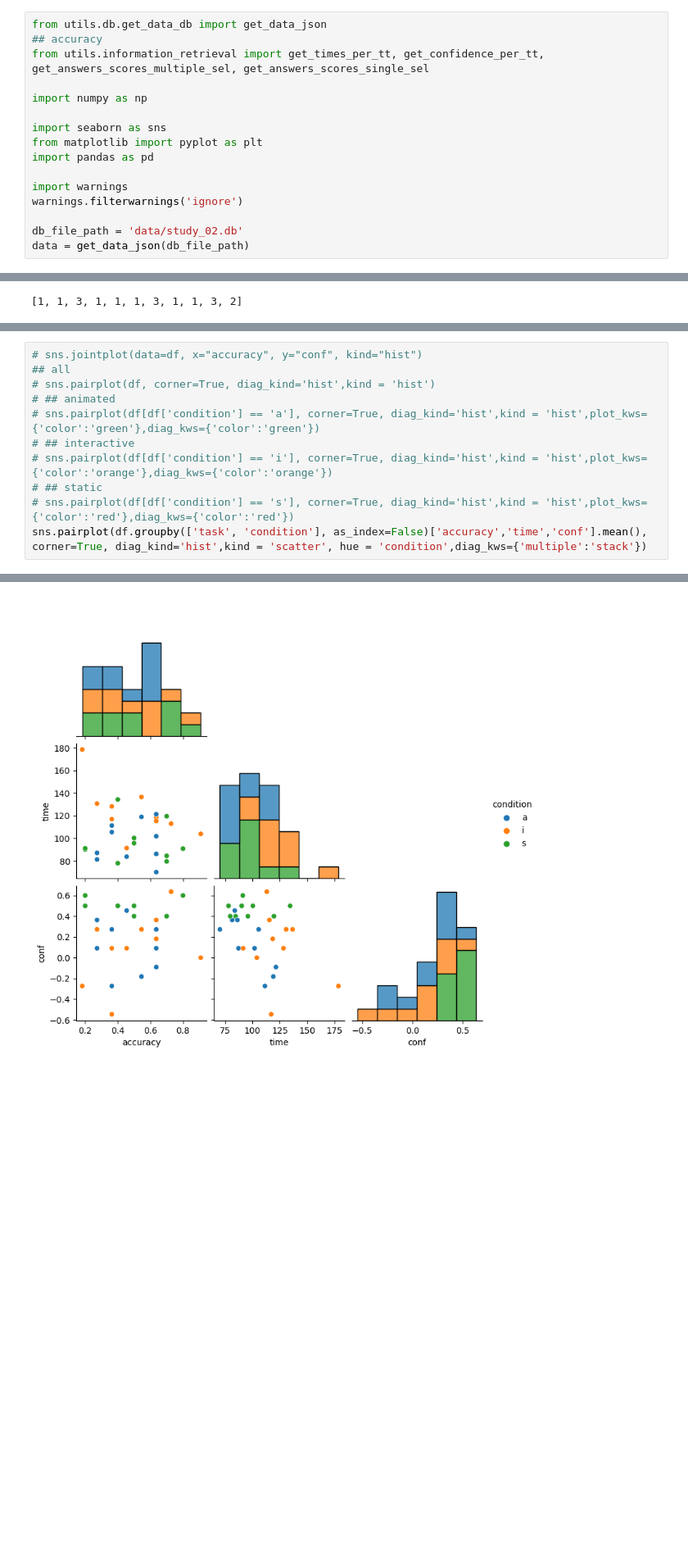
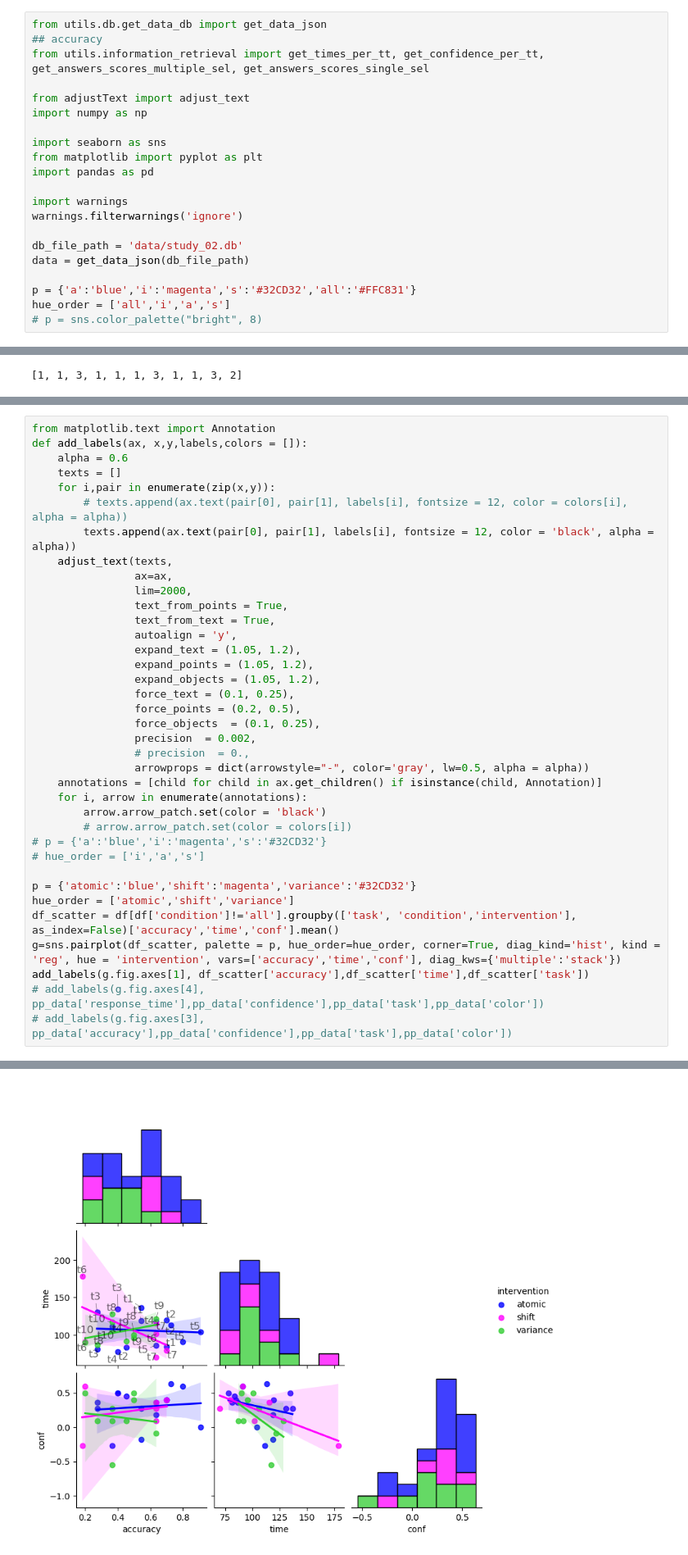
Before and after one commit to evdoxiataka/simulated_interventions_study_analysis, a Jupyter notebook: descriptive_stats.ipynb, the cells around one changed output, grey strips where cells are left out. Shown at 82% size. Drawn from its saved outputs; the diff is of its cells as text; blank space fills up the shorter version.

```diff
--- a/descriptive_stats.ipynb
+++ b/descriptive_stats.ipynb
@@ -7,6 +7,7 @@ from utils.db.get_data_db import get_data_json
 ## accuracy
 from utils.information_retrieval import get_times_per_tt, get_confidence_per_tt, get_answers_scores_multiple_sel, get_answers_scores_single_sel
 
+from adjustText import adjust_text
 import numpy as np
 
 import seaborn as sns
@@ -18,6 +19,10 @@ warnings.filterwarnings('ignore')
 
 db_file_path = 'data/study_02.db'
 data = get_data_json(db_file_path)
+
+p = {'a':'blue','i':'magenta','s':'#32CD32','all':'#FFC831'}
+hue_order = ['all','i','a','s']
+# p = sns.color_palette("bright", 8)
 # %% [markdown]
 ## Data cleaning
 
@@ -308,14 +360,40 @@ sns.histplot(df_T2_model[df_T2_model['condition'] == 's'], x="task", hue='accura
 <AxesSubplot: xlabel='task', ylabel='Count'>
 [figure]
 # %%
-# sns.jointplot(data=df, x="accuracy", y="conf", kind="hist")
-## all
-# sns.pairplot(df, corner=True, diag_kind='hist',kind = 'hist')
-# ## animated
-# sns.pairplot(df[df['condition'] == 'a'], corner=True, diag_kind='hist',kind = 'hist',plot_kws={'color':'green'},diag_kws={'color':'green'})
-# ## interactive
-# sns.pairplot(df[df['condition'] == 'i'], corner=True, diag_kind='hist',kind = 'hist',plot_kws={'color':'orange'},diag_kws={'color':'orange'})
-# ## static
-# sns.pairplot(df[df['condition'] == 's'], corner=True, diag_kind='hist',kind = 'hist',plot_kws={'color':'red'},diag_kws={'color':'red'})
-sns.pairplot(df.groupby(['task', 'condition'], as_index=False)['accuracy','time','conf'].mean(), corner=True, diag_kind='hist',kind = 'scatter', hue = 'condition',diag_kws={'multiple':'stack'})
+from matplotlib.text import Annotation
+def add_labels(ax, x,y,labels,colors = []):
+    alpha = 0.6
+    texts = []
+    for i,pair in enumerate(zip(x,y)):
+        # texts.append(ax.text(pair[0], pair[1], labels[i], fontsize = 12, color = colors[i], alpha = alpha))
+        texts.append(ax.text(pair[0], pair[1], labels[i], fontsize = 12, color = 'black', alpha = alpha))
+    adjust_text(texts,
+                ax=ax,
+                lim=2000,
+                text_from_points = True,
+                text_from_text = True,
+                autoalign = 'y',
+                expand_text = (1.05, 1.2),
+                expand_points = (1.05, 1.2),
+                expand_objects = (1.05, 1.2),
+                force_text = (0.1, 0.25),
+                force_points = (0.2, 0.5),
+                force_objects  = (0.1, 0.25),
+                precision  = 0.002,
+                # precision  = 0.,
+                arrowprops = dict(arrowstyle="-", color='gray', lw=0.5, alpha = alpha))
+    annotations = [child for child in ax.get_children() if isinstance(child, Annotation)]
+    for i, arrow in enumerate(annotations):
+        arrow.arrow_patch.set(color = 'black')
+        # arrow.arrow_patch.set(color = colors[i])
+# p = {'a':'blue','i':'magenta','s':'#32CD32'}
+# hue_order = ['i','a','s']
+
+p = {'atomic':'blue','shift':'magenta','variance':'#32CD32'}
+hue_order = ['atomic','shift','variance']
+df_scatter = df[df['condition']!='all'].groupby(['task', 'condition','intervention'], as_index=False)['accuracy','time','conf'].mean()
+g=sns.pairplot(df_scatter, palette = p, hue_order=hue_order, corner=True, diag_kind='hist', kind = 'reg', hue = 'intervention', vars=['accuracy','time','conf'], diag_kws={'multiple':'stack'})
+add_labels(g.fig.axes[1], df_scatter['accuracy'],df_scatter['time'],df_scatter['task'])
+# add_labels(g.fig.axes[4], pp_data['response_time'],pp_data['confidence'],pp_data['task'],pp_data['color'])
+# add_labels(g.fig.axes[3], pp_data['accuracy'],pp_data['confidence'],pp_data['task'],pp_data['color'])
 # %% [output]
@@ -323,2 +400,2 @@ sns.pairplot(df.groupby(['task', 'condition'], as_index=False)['accuracy','time'
-[figure, old version]
+[figure, new version]
 # %%
```
Also changed, not shown: parts of 12 cells of this notebook, 3 other files.
